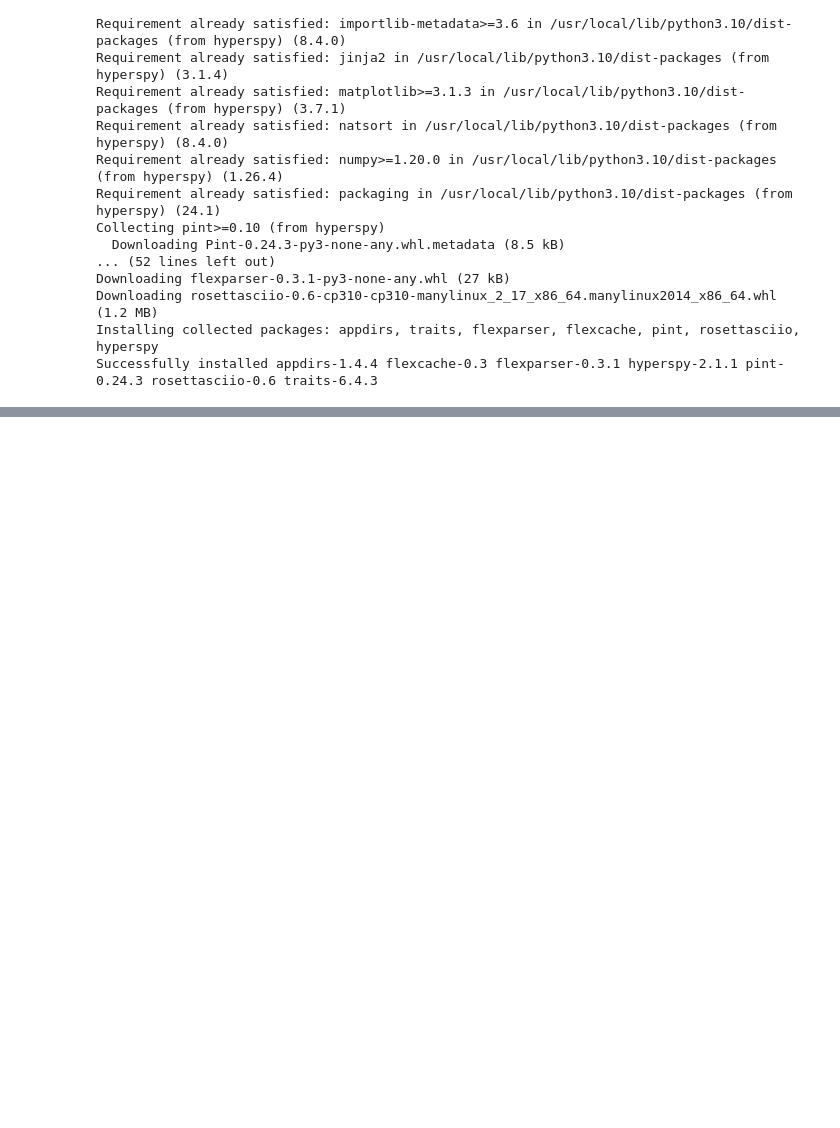
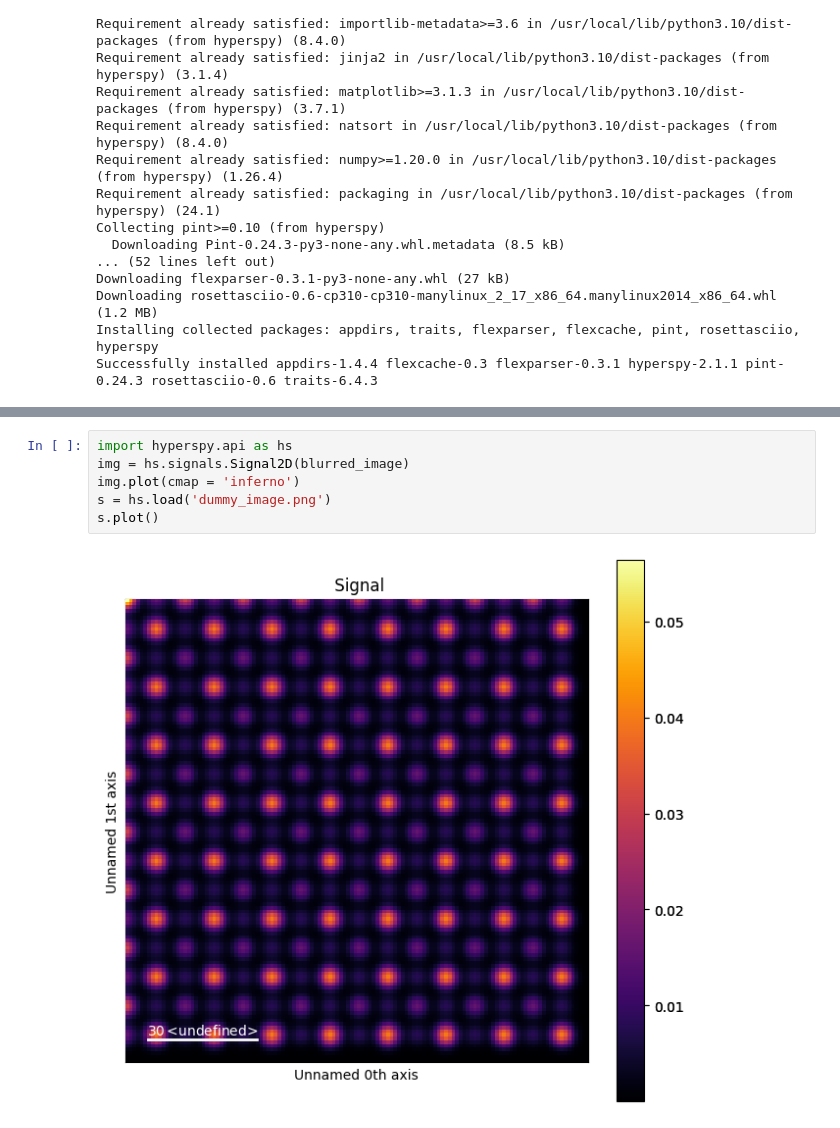
Before and after one commit to iceaiai/CS-team, a Jupyter notebook: September_9th.ipynb, the cells around one changed output, grey strips where cells are left out. Drawn from its saved outputs; the diff is of its cells as text; blank space fills up the shorter version.

```diff
--- a/September_9th.ipynb
+++ b/September_9th.ipynb
@@ -99,0 +384,8 @@ plt.show()
+# %%
+import hyperspy.api as hs
+img = hs.signals.Signal2D(blurred_image)
+img.plot(cmap = 'inferno')
+s = hs.load('dummy_image.png')
+s.plot()
+# %% [output]
+[figure, added]
```
Also changed, not shown: parts of 42 cells of this notebook.
